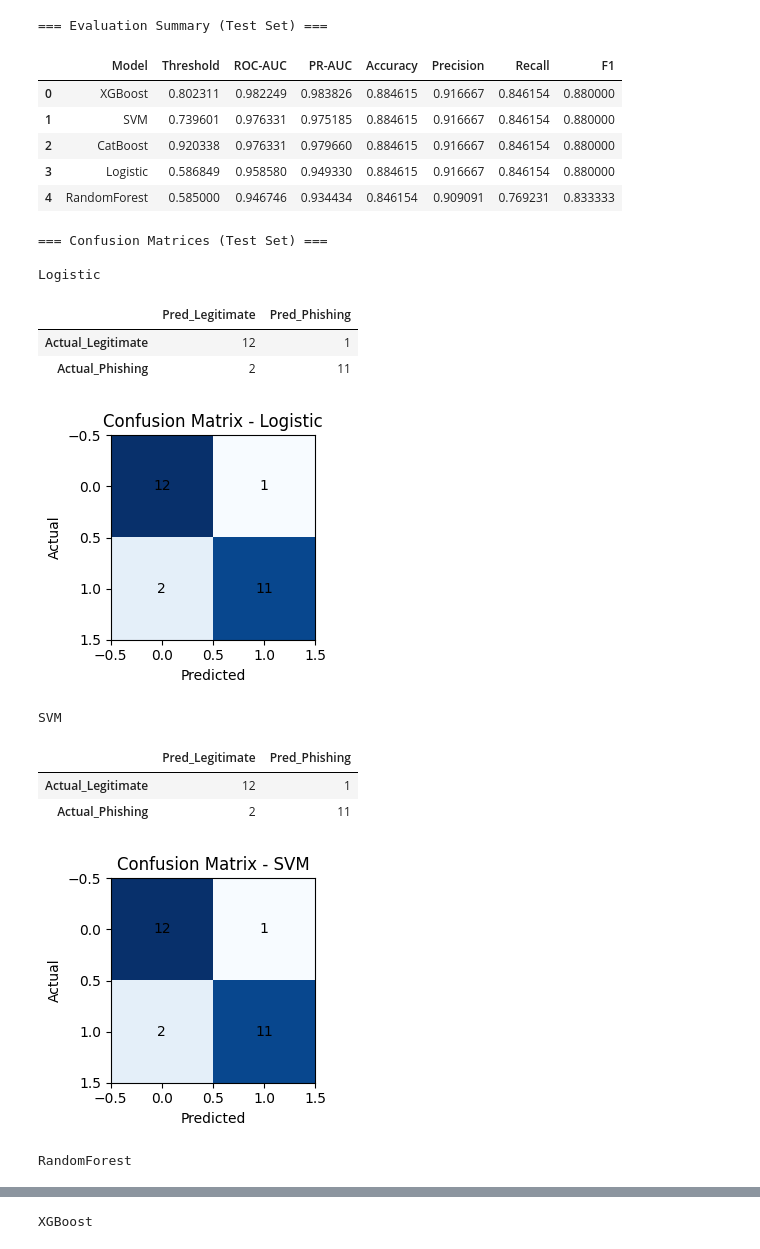
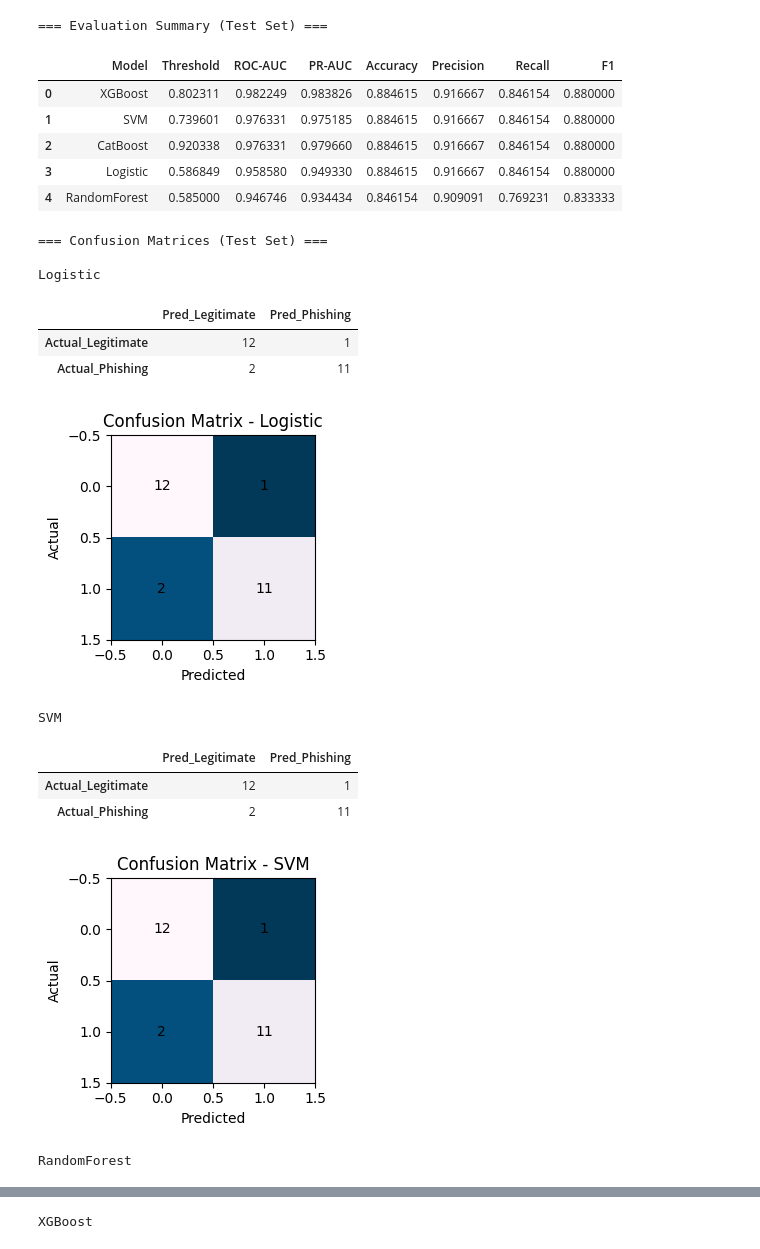
Before and after one commit to mildsupitcha25/MachineLearning_phishing_email, a Jupyter notebook: ML_Phishing_Email_Project_Final_ipynb.ipynb, the cells around one changed output, grey strips where cells are left out. Drawn from its saved outputs; the diff is of its cells as text; code cells hidden in the pictures.

```diff
--- a/ML_Phishing_Email_Project_Final_ipynb.ipynb
+++ b/ML_Phishing_Email_Project_Final_ipynb.ipynb
@@ -218,40 +218,40 @@ for name in final_models.keys():
     )
 
     print(f"\n{name}")
     display(cm_df)
 
     plt.figure(figsize=(4, 3))
-    plt.imshow(cm, cmap="Blues")
+    plt.imshow(cm, cmap="PuBu_r")
     plt.title(f"Confusion Matrix - {name}")
     plt.xlabel("Predicted")
     plt.ylabel("Actual")
 
     for i in range(2):
         for j in range(2):
             plt.text(j, i, cm[i, j], ha="center", va="center")
 
     plt.tight_layout()
     plt.show()
 # %% [output]
 === Evaluation Summary (Test Set) ===
 |  | Model | Threshold | ROC-AUC | PR-AUC | Accuracy | Precision | Recall | F1 |
 | 0 | XGBoost | 0.802311 | 0.982249 | 0.983826 | 0.884615 | 0.916667 | 0.846154 | 0.880000 |
 | 1 | SVM | 0.739601 | 0.976331 | 0.975185 | 0.884615 | 0.916667 | 0.846154 | 0.880000 |
 | 2 | CatBoost | 0.920338 | 0.976331 | 0.979660 | 0.884615 | 0.916667 | 0.846154 | 0.880000 |
 | 3 | Logistic | 0.586849 | 0.958580 | 0.949330 | 0.884615 | 0.916667 | 0.846154 | 0.880000 |
 | 4 | RandomForest | 0.585000 | 0.946746 | 0.934434 | 0.846154 | 0.909091 | 0.769231 | 0.833333 |
 === Confusion Matrices (Test Set) ===
 
 Logistic
 |  | Pred_Legitimate | Pred_Phishing |
 | Actual_Legitimate | 12 | 1 |
 | Actual_Phishing | 2 | 11 |
-[figure, old version]
+[figure, new version]
 SVM
 |  | Pred_Legitimate | Pred_Phishing |
 | Actual_Legitimate | 12 | 1 |
 | Actual_Phishing | 2 | 11 |
-[figure, old version]
+[figure, new version]
 RandomForest
 |  | Pred_Legitimate | Pred_Phishing |
 | Actual_Legitimate | 12 | 1 |
```
Also changed, not shown: parts of 2 cells of this notebook.
